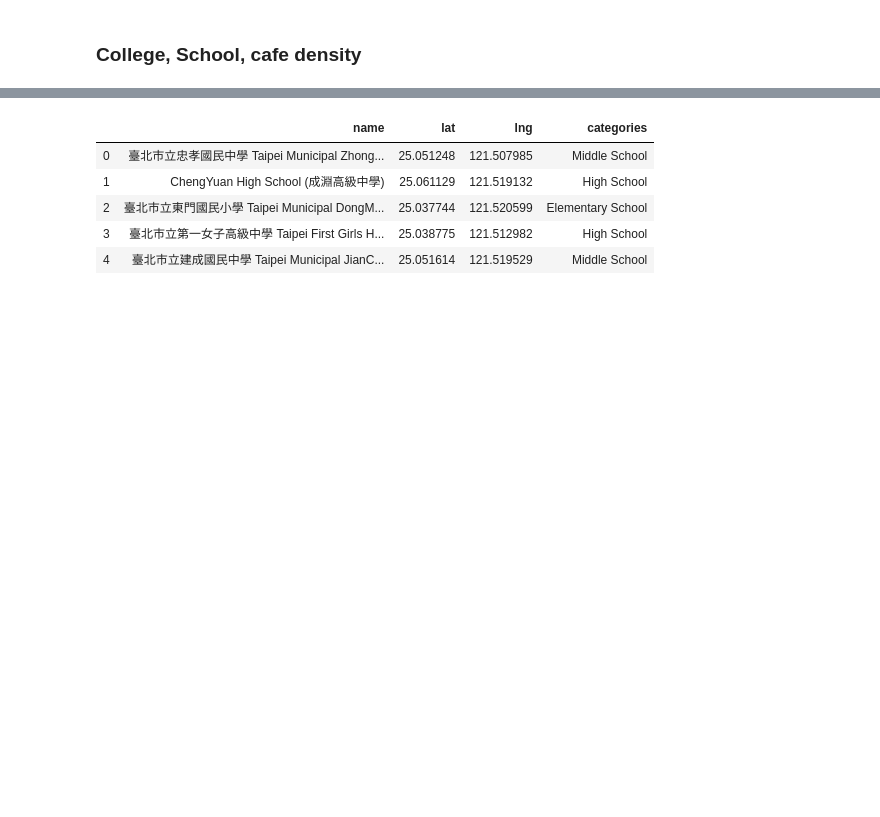
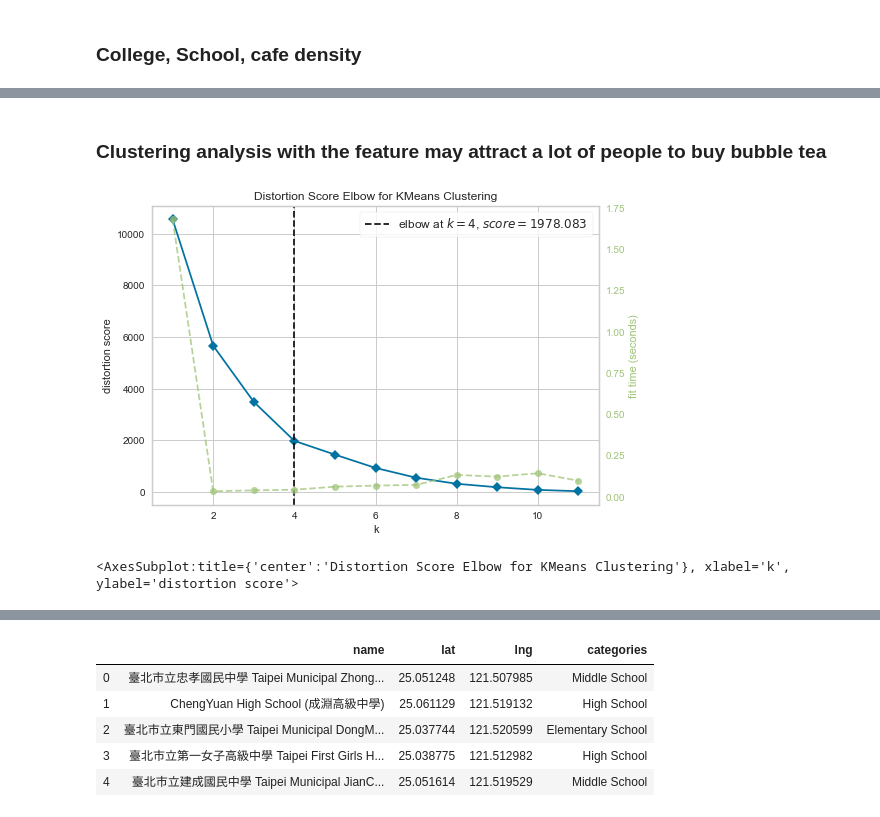
Before and after one commit to JustinWuAstro/Coursera_Capstone, a Jupyter notebook: Final Assignment.ipynb, the cells around one changed output, grey strips where cells are left out. Drawn from its saved outputs; the diff is of its cells as text; code cells hidden in the pictures; blank space fills up the shorter version.

```diff
--- a/Final Assignment.ipynb
+++ b/Final Assignment.ipynb
@@ -99,23 +94,3 @@ Taipei_district_df
-# %%
-BubbleTeaShop_ID= '52e81612bcbc57f1066b7a0c'
-
-radius = 1000
-
-BubbleTeaShop_url = 'https://api.foursquare.com/v2/venues/search?client_id={}&client_secret={}&ll={},{}&oauth_token={}&v={}&categoryId={}&radius={}&limit={}'.format(CLIENT_ID, CLIENT_SECRET, latitude, longitude,ACCESS_TOKEN, VERSION, BubbleTeaShop_ID, radius, LIMIT)
-College_Univerisy_url = 'https://api.foursquare.com/v2/venues/search?client_id={}&client_secret={}&ll={},{}&oauth_token={}&v={}&categoryId={}&radius={}&limit={}'.format(CLIENT_ID, CLIENT_SECRET, latitude, longitude,ACCESS_TOKEN, VERSION, College_University_ID, radius, LIMIT)
-
-def json_parser(url):
-    results = requests.get(url).json()
-    # assign relevant part of JSON to venues
-    venues = results['response']['venues']
-
-    # tranform venues into a dataframe
-    dataframe = json_normalize(venues)
-
-    dataframe = dataframe[['name', 'location.lat', 'location.lng']]
-    dataframe.columns = ['name', 'lat', 'lng']
-
-    return dataframe
 # %% [markdown]
 ### Bubble tea shops distribution over 12 Taipei districts
 # %%
@@ -235,0 +203,14 @@ Taipei_district_df
+# %% [markdown]
+### Clustering analysis with the feature may attract a lot of people to buy bubble tea
+# %%
+District_feature_clustering = Taipei_district_df.drop(['bubble_teashop_counts', 'District', 'lat', 'lng'], axis = 1)
+District_feature_clustering
+
+model_feature = KMeans()
+visualizer = KElbowVisualizer(model_feature, k=(1,12))
+
+visualizer.fit(District_feature_clustering)
+visualizer.show()
+# %% [output]
+[figure, added]
+<AxesSubplot:title={'center':'Distortion Score Elbow for KMeans Clustering'}, xlabel='k', ylabel='distortion score'>
```
Also changed, not shown: parts of 12 cells of this notebook.
